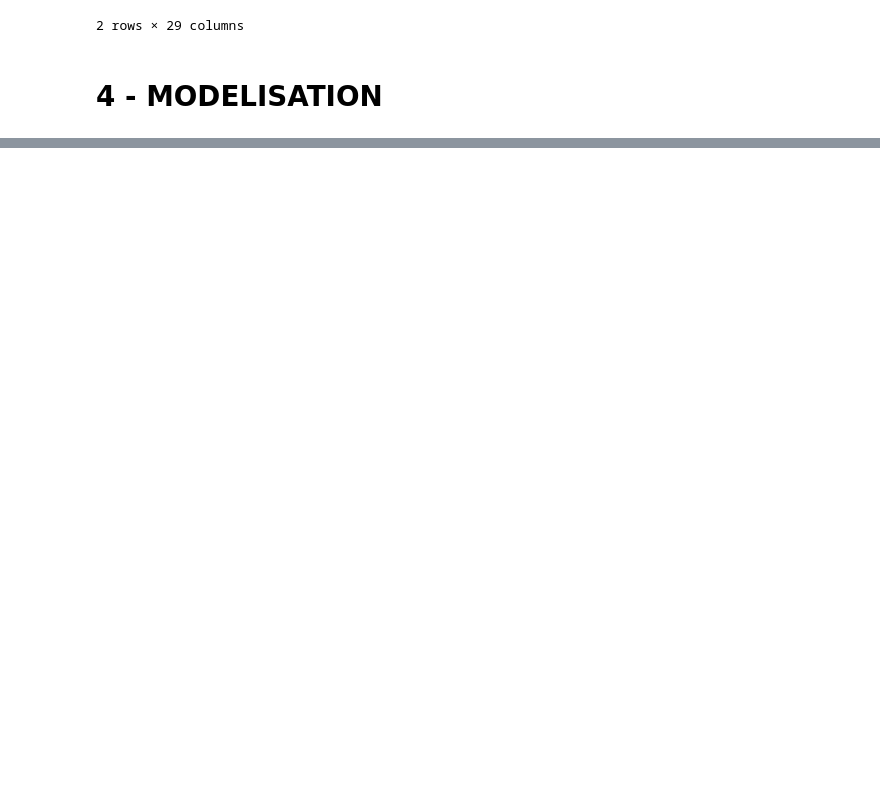
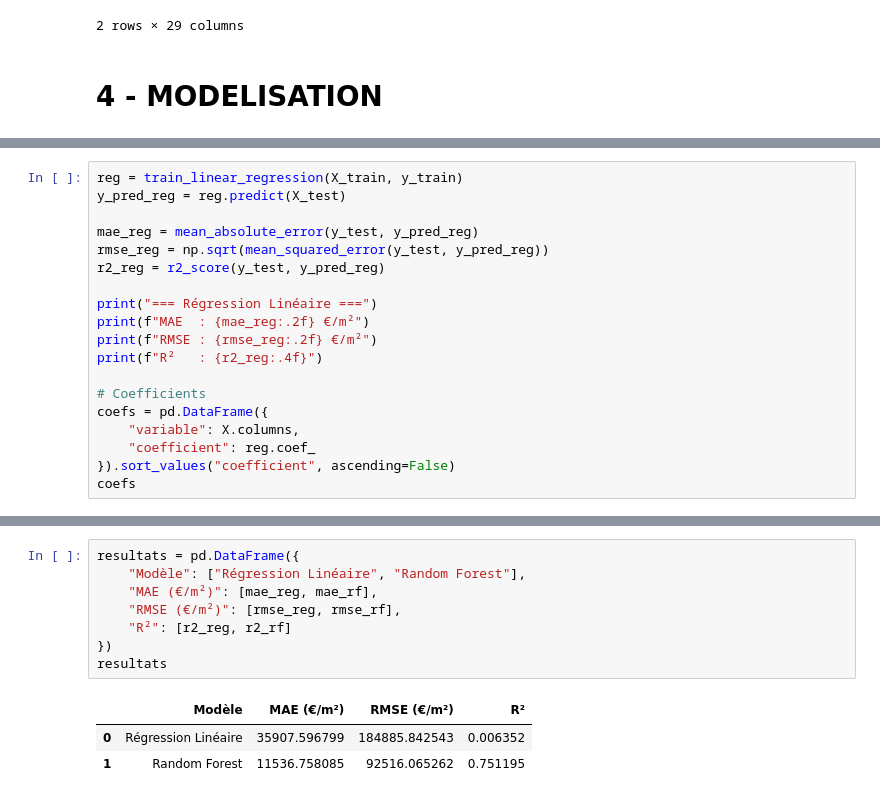
Before and after one commit to antoinefou/projet_info_python_groupe4A, a Jupyter notebook: notebook1.ipynb, the cells around one changed output, grey strips where cells are left out. Drawn from its saved outputs; the diff is of its cells as text; blank space fills up the shorter version.

```diff
--- a/notebook1.ipynb
+++ b/notebook1.ipynb
@@ -361,0 +409,19 @@ carte_dep_communes_cartiflette(
+# %%
+reg = train_linear_regression(X_train, y_train)
+y_pred_reg = reg.predict(X_test)
+
+mae_reg = mean_absolute_error(y_test, y_pred_reg)
+rmse_reg = np.sqrt(mean_squared_error(y_test, y_pred_reg))
+r2_reg = r2_score(y_test, y_pred_reg)
+
+print("=== Régression Linéaire ===")
+print(f"MAE  : {mae_reg:.2f} €/m²")
+print(f"RMSE : {rmse_reg:.2f} €/m²")
+print(f"R²   : {r2_reg:.4f}")
+
+# Coefficients
+coefs = pd.DataFrame({
+    "variable": X.columns,
+    "coefficient": reg.coef_
+}).sort_values("coefficient", ascending=False)
+coefs
@@ -361,0 +470,12 @@ carte_dep_communes_cartiflette(
+# %%
+resultats = pd.DataFrame({
+    "Modèle": ["Régression Linéaire", "Random Forest"],
+    "MAE (€/m²)": [mae_reg, mae_rf],
+    "RMSE (€/m²)": [rmse_reg, rmse_rf],
+    "R²": [r2_reg, r2_rf]
+})
+resultats
+# %% [output]
+|  | Modèle | MAE (€/m²) | RMSE (€/m²) | R² |
+| 0 | Régression Linéaire | 35907.596799 | 184885.842543 | 0.006352 |
+| 1 | Random Forest | 11536.758085 | 92516.065262 | 0.751195 |
```
Also changed, not shown: parts of 20 cells of this notebook, 2 other files.
